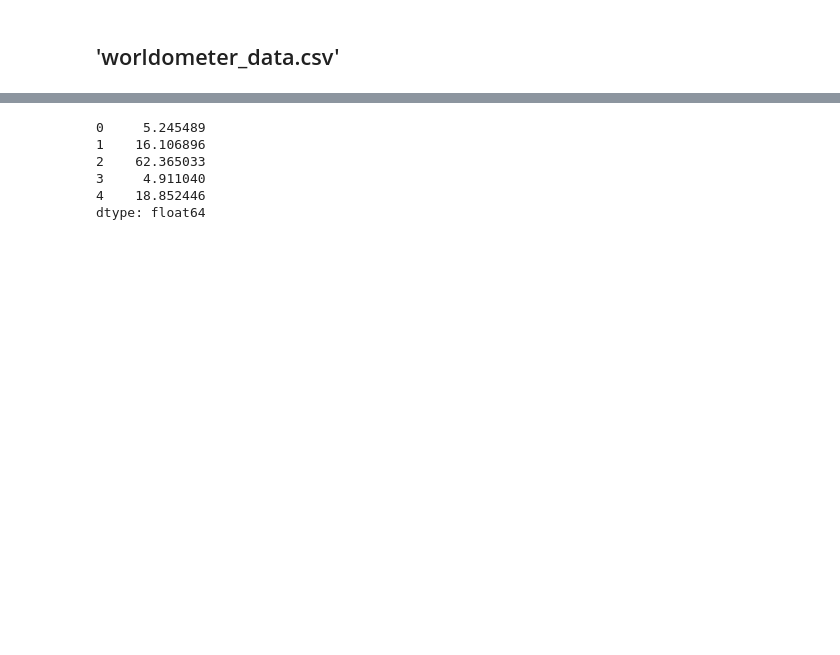
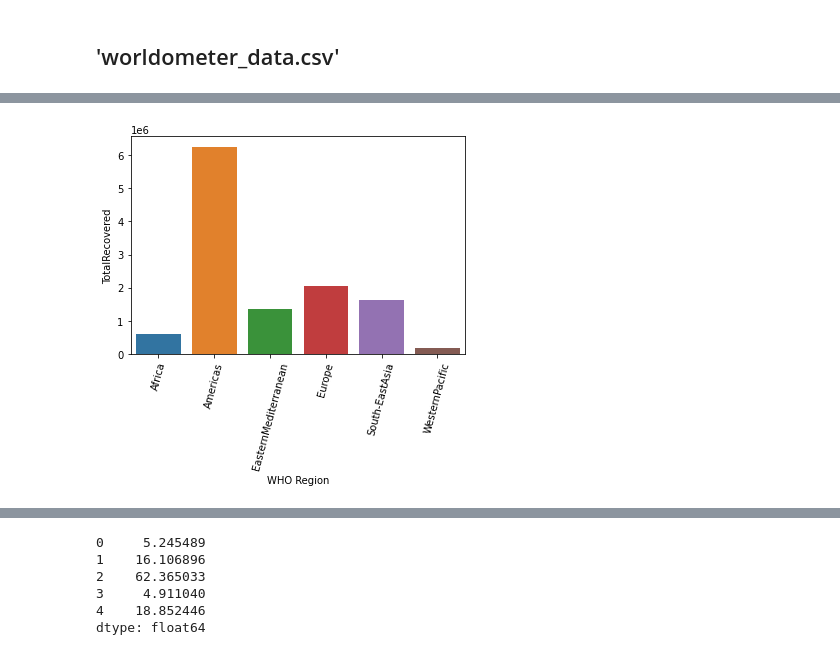
Before and after one commit to hemantkiri/Covid19, a Jupyter notebook: Covid19.ipynb, the cells around one changed output, grey strips where cells are left out. Drawn from its saved outputs; the diff is of its cells as text; code cells hidden in the pictures; blank space fills up the shorter version.

```diff
--- a/Covid19.ipynb
+++ b/Covid19.ipynb
@@ -48,0 +53,3 @@ world_data.head(5)
+# %%
+continent_wise_recovered = world_data.groupby("WHO Region")["TotalRecovered"].sum()
+continent_wise_recovered
@@ -48,0 +65,5 @@ world_data.head(5)
+# %%
+sns.barplot(x=continent_wise_recovered.index, y = continent_wise_recovered)
+plt.xticks(rotation=75);
+# %% [output]
+[figure, added]
```
Also changed, not shown: parts of 22 cells of this notebook.
